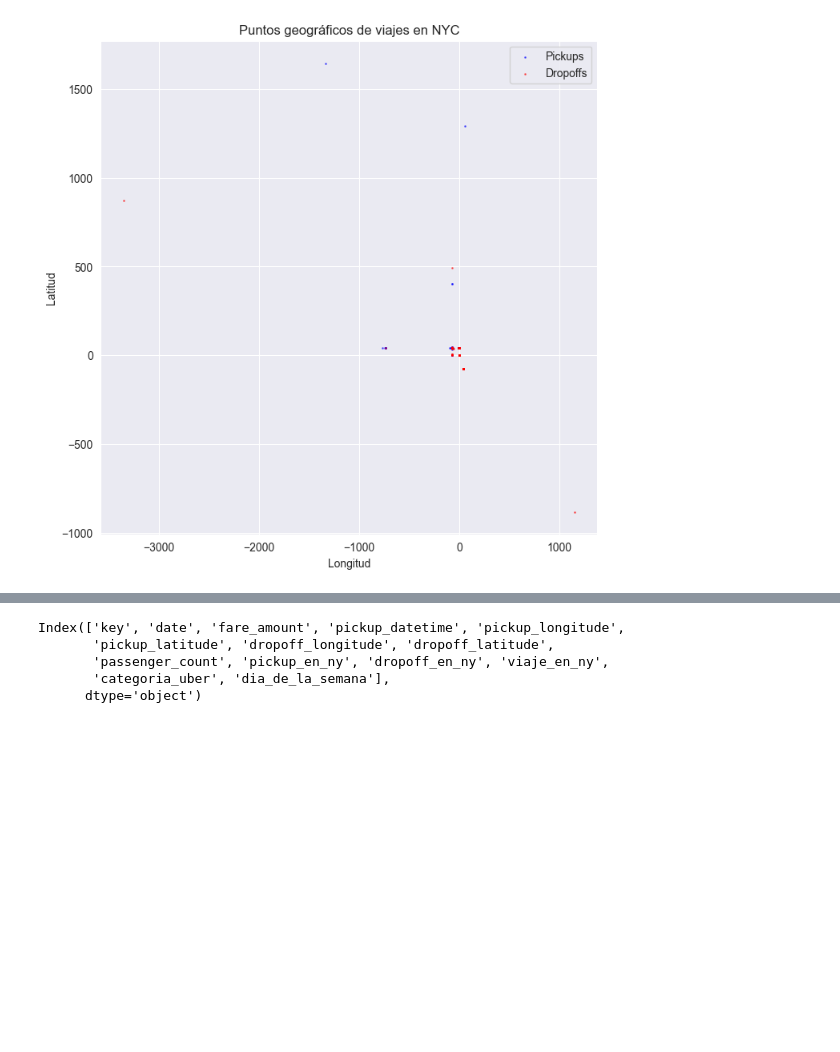
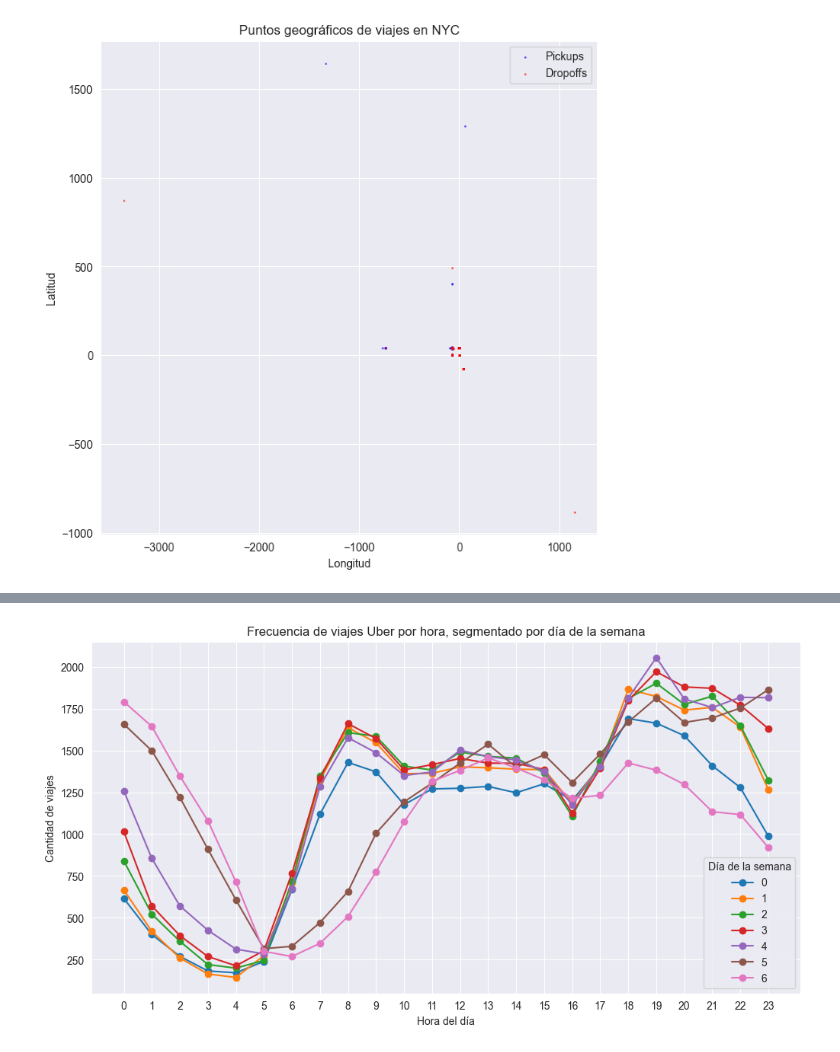
Before and after one commit to ignmend/AA1-TUIA-2025C1-Dimenna-ElizondoRios-Mendez, a Jupyter notebook: TP-regresion-AA1.ipynb, the cells around one changed output, grey strips where cells are left out. Cells and saved outputs as stored; diff of their text form; code cells hidden in the pictures; blank space fills up the shorter version.

```diff
--- a/TP-regresion-AA1.ipynb
+++ b/TP-regresion-AA1.ipynb
@@ -65,5 +120 @@ Se eliminaron 22 filas por variable target negativa o nula
-# %%
-#Convertimos las columnas object a un formato adecuado.
-df['date'] = pd.to_datetime(df['date'], errors='coerce')
-df['pickup_datetime'] = pd.to_datetime(df['pickup_datetime'], errors='coerce')
 # %%
@@ -103,4 +150 @@ passenger_count      0
 dtype: int64
-# %%
-#Eliminamos los nulos porque no son representativos
-df = df.dropna()
@@ -191,9 +216,10 @@ False      4117
 Name: count, dtype: int64
 # %%
-#Reemplamos las coordenadas fuera de zona por valores nulos con el objetivo de luego utilizar el metodo de knn para rellenarlos.
-df.loc[~df["pickup_en_ny"], ["pickup_latitude", "pickup_longitude"]] = np.nan
+#Reemplamos las coordenadas fuera de zona por valores NULOS para luego rellenarlos con knn.
 
-# Si dropoff_en_ny es False → NaN en dropoff_latitude y dropoff_longitude
-df.loc[~df["dropoff_en_ny"], ["dropoff_latitude", "dropoff_longitude"]] = np.nan
+
+df_uber.loc[~df_uber["pickup_en_ny"], ["pickup_latitude", "pickup_longitude"]] = np.nan
+
+df_uber.loc[~df_uber["dropoff_en_ny"], ["dropoff_latitude", "dropoff_longitude"]] = np.nan
 # %%
 #Contamos los nulos nuevamente y verificamos que las coordenadas fuera de zona se encuentran nulas.
@@ -234,6 +254,6 @@ df.shape
 # %%
 #Se crea df1 copia del df con las coordenadas validadas.
-df1 = df.copy()
+df1 = df_uber.copy()
 df1.info()
 # %% [output]
 <class 'pandas.core.frame.DataFrame'>
@@ -346,14 +370,30 @@ dia_de_la_semana
 6    26439
 0    25242
 Name: count, dtype: int64
+# %%
+#Graficamos la tabla de frecuencia por hora y dia de la semana para con el objetivo de conocer la distribucion
+
+# Extraer la hora de pickup_datetime
+df1["hour"] = pd.to_datetime(df1["pickup_datetime"]).dt.hour
+
+conteo = df1.groupby(["dia_de_la_semana", "hour"]).size().reset_index(name="viajes")
+
+
+plt.figure(figsize=(12,6))
+for dia in conteo["dia_de_la_semana"].unique():
+    subset = conteo[conteo["dia_de_la_semana"] == dia]
+    plt.plot(subset["hour"], subset["viajes"], marker="o", label=dia)
+
+plt.xlabel("Hora del día")
+plt.ylabel("Cantidad de viajes")
+plt.title("Frecuencia de viajes Uber por hora, segmentado por día de la semana")
+plt.xticks(range(24))
+plt.legend(title="Día de la semana")
+plt.show()
+# %% [output]
+[figure, added]
 # %%
-print(df1.columns)
+#Se puede observar como los Lunes, Martes, Miercoles y Jueves presentan casi la misma distribucion y como esto cambia para el viernes, sabado y domingo aunque siembre manteniendo la tendencia.
-# %% [output]
-Index(['key', 'date', 'fare_amount', 'pickup_datetime', 'pickup_longitude',
-       'pickup_latitude', 'dropoff_longitude', 'dropoff_latitude',
-       'passenger_count', 'pickup_en_ny', 'dropoff_en_ny', 'viaje_en_ny',
-       'categoria_uber', 'dia_de_la_semana'],
-      dtype='object')
 # %%
 #Se crea una columna para indicar la franja horaria donde ocurrio el viaje.
 
```
Also changed, not shown: parts of 44 cells of this notebook, 4 other files.
